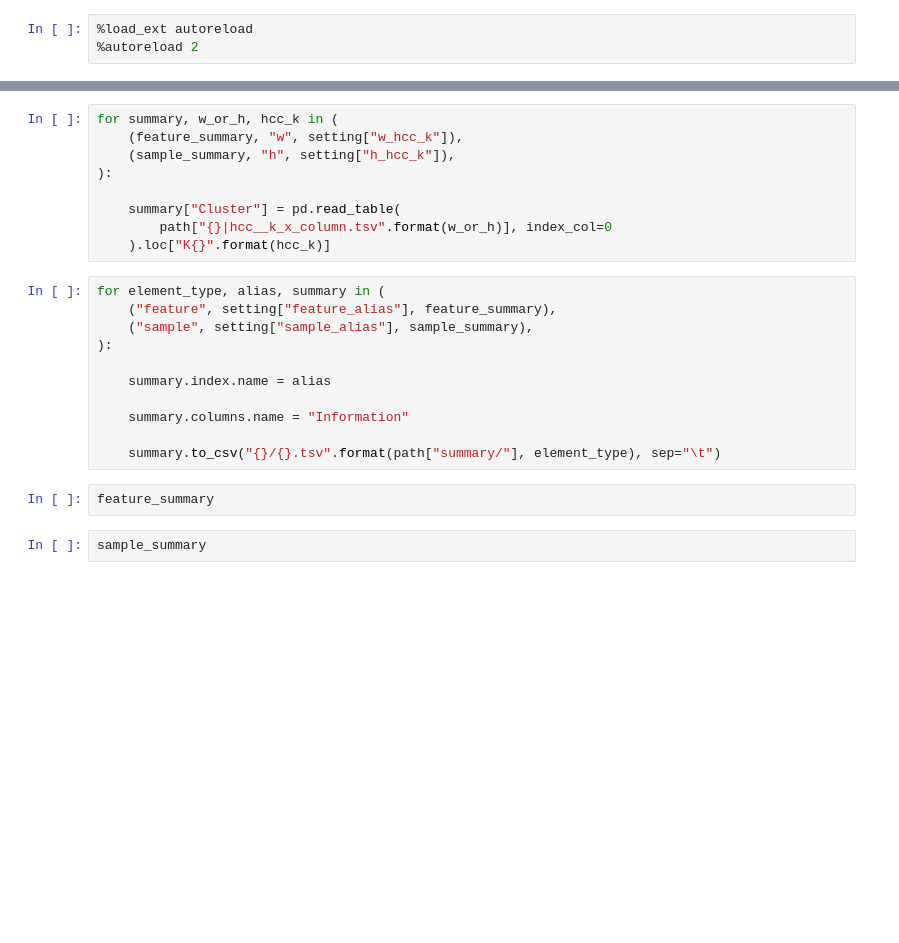
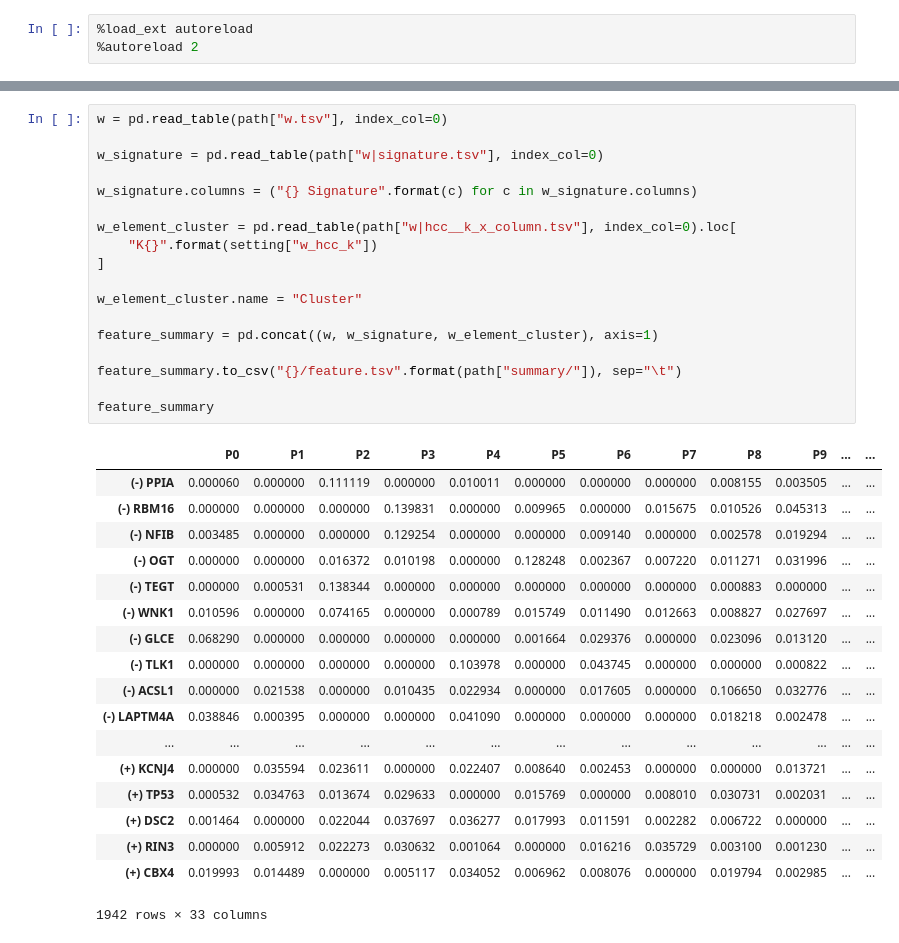
Before and after one commit to KwatME/model, a Jupyter notebook: code/12_summarize.ipynb, the cells around one changed output, grey strips where cells are left out. Cells and saved outputs as stored; diff of their text form; blank space fills up the shorter version.

```diff
--- a/code/12_summarize.ipynb
+++ b/code/12_summarize.ipynb
@@ -45,24 +14,37 @@ for summary, w_or_h in ((feature_summary, "w"), (sample_summary, "h")):
-# %%
-for summary, w_or_h, hcc_k in (
-    (feature_summary, "w", setting["w_hcc_k"]),
-    (sample_summary, "h", setting["h_hcc_k"]),
-):
-
-    summary["Cluster"] = pd.read_table(
-        path["{}|hcc__k_x_column.tsv".format(w_or_h)], index_col=0
-    ).loc["K{}".format(hcc_k)]
-# %%
-for element_type, alias, summary in (
-    ("feature", setting["feature_alias"], feature_summary),
-    ("sample", setting["sample_alias"], sample_summary),
-):
-
-    summary.index.name = alias
-
-    summary.columns.name = "Information"
-
-    summary.to_csv("{}/{}.tsv".format(path["summary/"], element_type), sep="\t")
-# %%
-feature_summary
-# %%
-sample_summary
+# %%
+w = pd.read_table(path["w.tsv"], index_col=0)
+
+w_signature = pd.read_table(path["w|signature.tsv"], index_col=0)
+
+w_signature.columns = ("{} Signature".format(c) for c in w_signature.columns)
+
+w_element_cluster = pd.read_table(path["w|hcc__k_x_column.tsv"], index_col=0).loc[
+    "K{}".format(setting["w_hcc_k"])
+]
+
+w_element_cluster.name = "Cluster"
+
+feature_summary = pd.concat((w, w_signature, w_element_cluster), axis=1)
+
+feature_summary.to_csv("{}/feature.tsv".format(path["summary/"]), sep="\t")
+
+feature_summary
+# %% [output]
+|  | P0 | P1 | P2 | P3 | P4 | P5 | P6 | P7 | P8 | P9 | ... | ... |
+| (-) PPIA | 0.000060 | 0.000000 | 0.111119 | 0.000000 | 0.010011 | 0.000000 | 0.000000 | 0.000000 | 0.008155 | 0.003505 | ... | ... |
+| (-) RBM16 | 0.000000 | 0.000000 | 0.000000 | 0.139831 | 0.000000 | 0.009965 | 0.000000 | 0.015675 | 0.010526 | 0.045313 | ... | ... |
+| (-) NFIB | 0.003485 | 0.000000 | 0.000000 | 0.129254 | 0.000000 | 0.000000 | 0.009140 | 0.000000 | 0.002578 | 0.019294 | ... | ... |
+| (-) OGT | 0.000000 | 0.000000 | 0.016372 | 0.010198 | 0.000000 | 0.128248 | 0.002367 | 0.007220 | 0.011271 | 0.031996 | ... | ... |
+| (-) TEGT | 0.000000 | 0.000531 | 0.138344 | 0.000000 | 0.000000 | 0.000000 | 0.000000 | 0.000000 | 0.000883 | 0.000000 | ... | ... |
+| (-) WNK1 | 0.010596 | 0.000000 | 0.074165 | 0.000000 | 0.000789 | 0.015749 | 0.011490 | 0.012663 | 0.008827 | 0.027697 | ... | ... |
+| (-) GLCE | 0.068290 | 0.000000 | 0.000000 | 0.000000 | 0.000000 | 0.001664 | 0.029376 | 0.000000 | 0.023096 | 0.013120 | ... | ... |
+| (-) TLK1 | 0.000000 | 0.000000 | 0.000000 | 0.000000 | 0.103978 | 0.000000 | 0.043745 | 0.000000 | 0.000000 | 0.000822 | ... | ... |
+| (-) ACSL1 | 0.000000 | 0.021538 | 0.000000 | 0.010435 | 0.022934 | 0.000000 | 0.017605 | 0.000000 | 0.106650 | 0.032776 | ... | ... |
+| (-) LAPTM4A | 0.038846 | 0.000395 | 0.000000 | 0.000000 | 0.041090 | 0.000000 | 0.000000 | 0.000000 | 0.018218 | 0.002478 | ... | ... |
+| ... | ... | ... | ... | ... | ... | ... | ... | ... | ... | ... | ... | ... |
+| (+) KCNJ4 | 0.000000 | 0.035594 | 0.023611 | 0.000000 | 0.022407 | 0.008640 | 0.002453 | 0.000000 | 0.000000 | 0.013721 | ... | ... |
+| (+) TP53 | 0.000532 | 0.034763 | 0.013674 | 0.029633 | 0.000000 | 0.015769 | 0.000000 | 0.008010 | 0.030731 | 0.002031 | ... | ... |
+| (+) DSC2 | 0.001464 | 0.000000 | 0.022044 | 0.037697 | 0.036277 | 0.017993 | 0.011591 | 0.002282 | 0.006722 | 0.000000 | ... | ... |
+| (+) RIN3 | 0.000000 | 0.005912 | 0.022273 | 0.030632 | 0.001064 | 0.000000 | 0.016216 | 0.035729 | 0.003100 | 0.001230 | ... | ... |
+| (+) CBX4 | 0.019993 | 0.014489 | 0.000000 | 0.005117 | 0.034052 | 0.006962 | 0.008076 | 0.000000 | 0.019794 | 0.002985 | ... | ... |
+1942 rows × 33 columns
```
Also changed, not shown: parts of 4 cells of this notebook, 10 other files.
